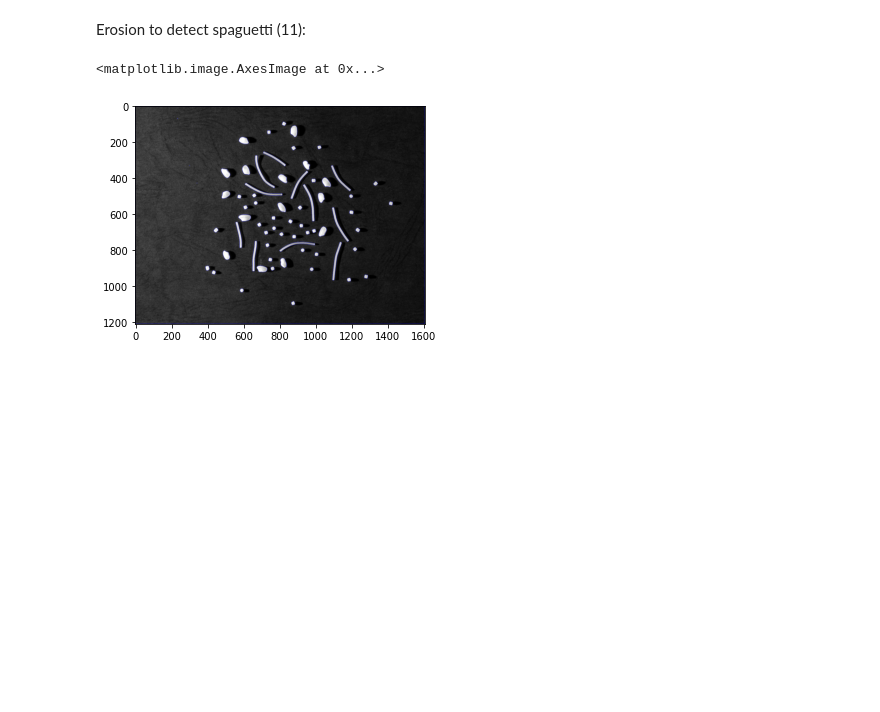
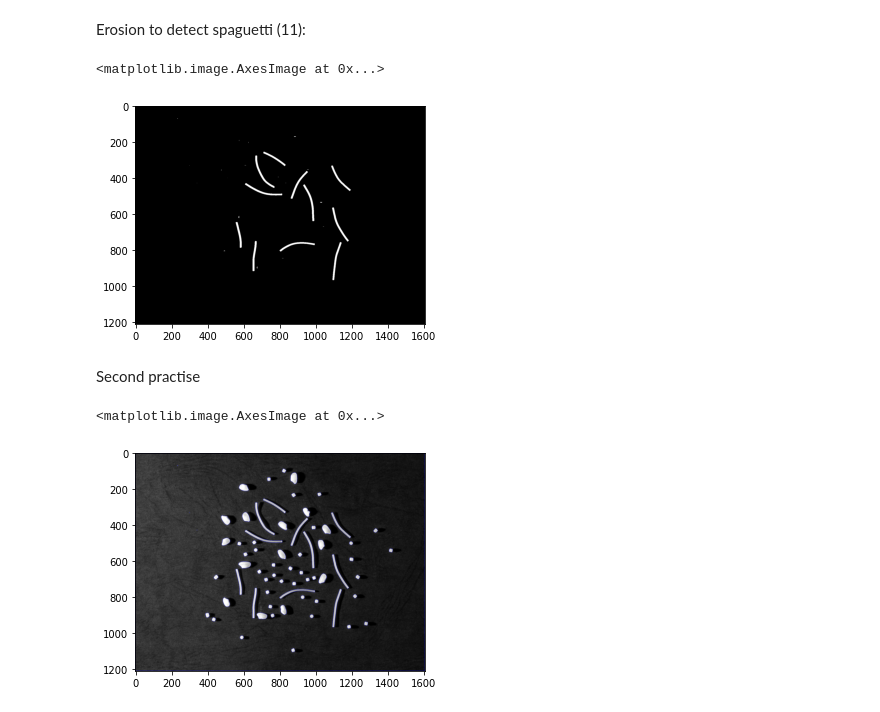
Before and after one commit to juliagartor/Project-Computer-Vision, a Jupyter notebook: Pasta image.ipynb, the cells around one changed output. Drawn from its saved outputs; the diff is of its cells as text; code cells hidden in the pictures; blank space fills up the shorter version.

```diff
--- a/Pasta image.ipynb
+++ b/Pasta image.ipynb
@@ -46,5 +58,13 @@ plt.imshow(sub, cmap='gray')
 # %% [markdown]
 Erosion to detect spaguetti (11):
+# %%
+final = cv2.subtract(sub,new)
+plt.imshow(final,cmap="gray")
+# %% [output]
+<matplotlib.image.AxesImage at 0x...>
+[figure, added]
+# %% [markdown]
+Second practise
 # %%
 
 ret,thresh = cv2.threshold(gray,127,255,1)
```
Also changed, not shown: parts of 2 cells of this notebook.
